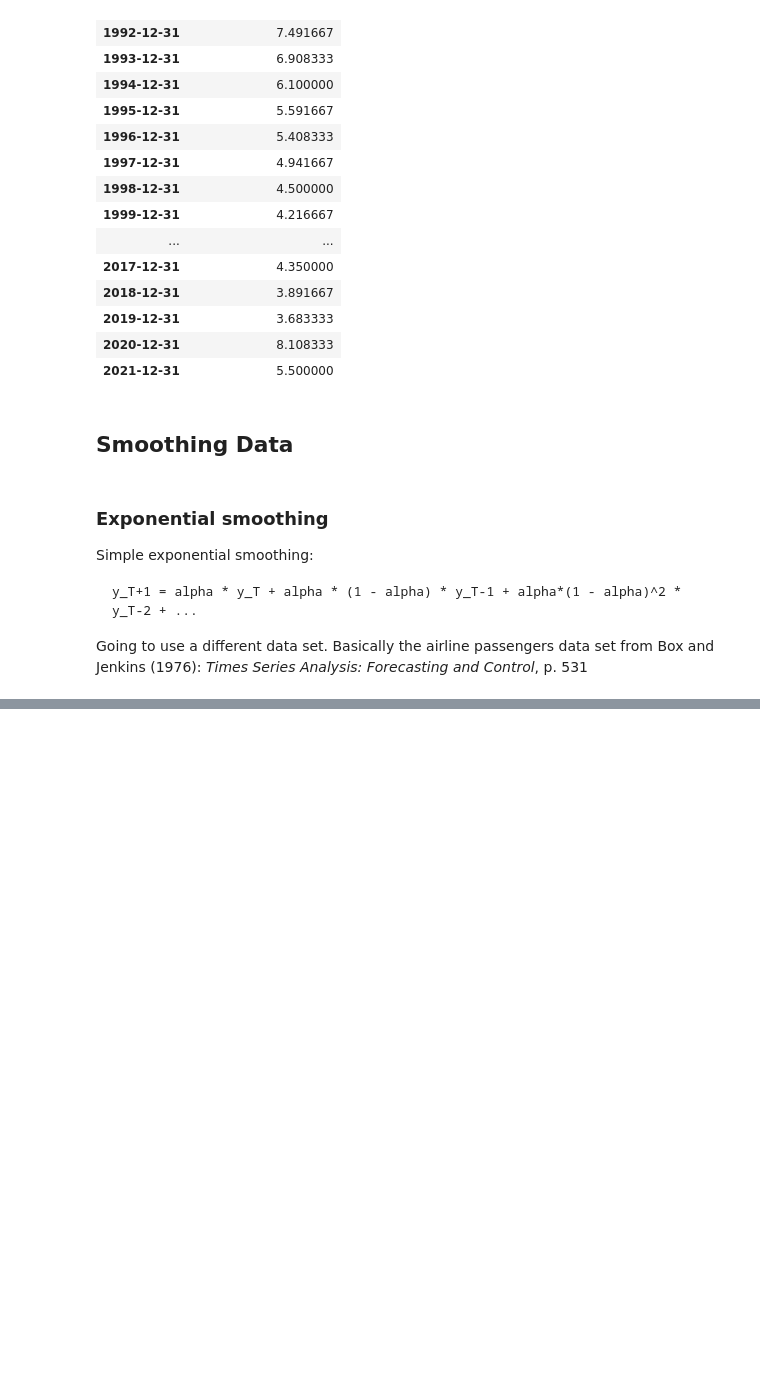
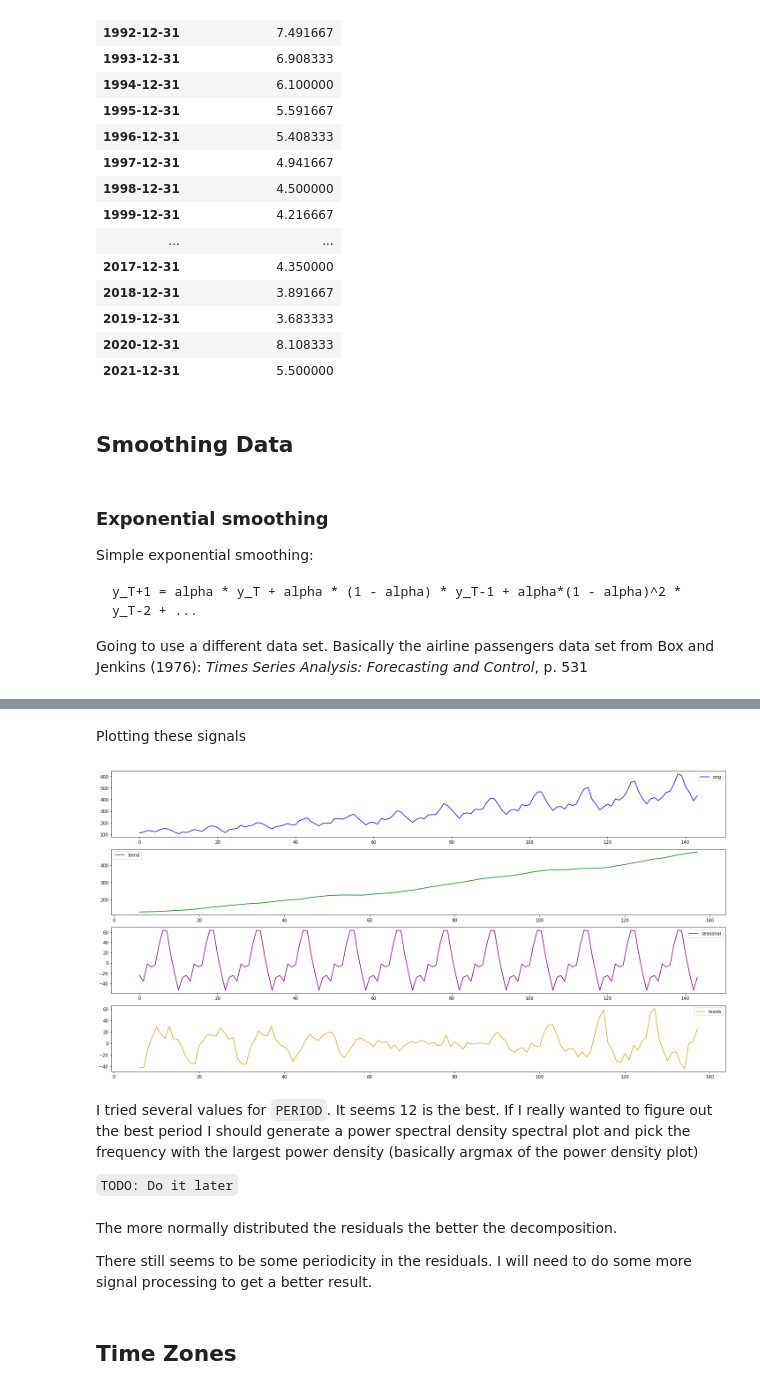
Before and after one commit to michael-a-green/BookRepo, a Jupyter notebook: Ch02/pycharm_project/My_Notebook_Ch02.ipynb, the cells around one changed output, grey strips where cells are left out. Cells and saved outputs as stored; diff of their text form; code cells hidden in the pictures; blank space fills up the shorter version.

```diff
--- a/Ch02/pycharm_project/My_Notebook_Ch02.ipynb
+++ b/Ch02/pycharm_project/My_Notebook_Ch02.ipynb
@@ -2127,0 +2170,47 @@ airlinePassengers_df.head()
+# %%
+#period in months
+PERIOD = 12
+# %%
+no_passengers_np = np.array(airlinePassengers_df["NO_Passengers"])
+# %%
+no_pass_decomposed_np = seasonal_decompose(no_passengers_np, model="additive",period=PERIOD)
+# %%
+
+no_pass_decomposed_trend_np = no_pass_decomposed_np.trend
+no_pass_decomposed_seasonal_np = no_pass_decomposed_np.seasonal
+no_pass_decomposed_residuals_np = no_pass_decomposed_np.resid
+# %% [markdown]
+Plotting these signals
+# %%
+plt.figure(figsize=(20,10))
+plt.subplot(411)
+plt.plot(no_passengers_np,label="orig",color="blue")
+plt.legend(loc="best")
+
+plt.subplot(412)
+plt.plot(no_pass_decomposed_trend_np,label="trend",color="green")
+plt.legend(loc="best")
+
+
+plt.subplot(413)
+plt.plot(no_pass_decomposed_seasonal_np,label="seasonal",color="purple")
+plt.legend(loc="best")
+
+plt.subplot(414)
+plt.plot(no_pass_decomposed_residuals_np,label="resids",color="goldenrod")
+plt.legend(loc="best")
+
+plt.tight_layout()
+plt.show()
+# %% [output]
+[figure, added]
+# %% [markdown]
+I tried several values for `PERIOD`. It seems 12 is the best. If I really wanted to figure out the best period I should generate a power spectral density spectral plot and pick the frequency with the largest power density (basically argmax of the power density plot)
+
+`TODO: Do it later`
+# %% [markdown]
+The more normally distributed the residuals the better the decomposition.
+
+There still seems to be some periodicity in the residuals. I will need to do some more signal processing to get a better result.
+# %% [markdown]
+## Time Zones
```
Also changed, not shown: parts of 28 cells of this notebook.
